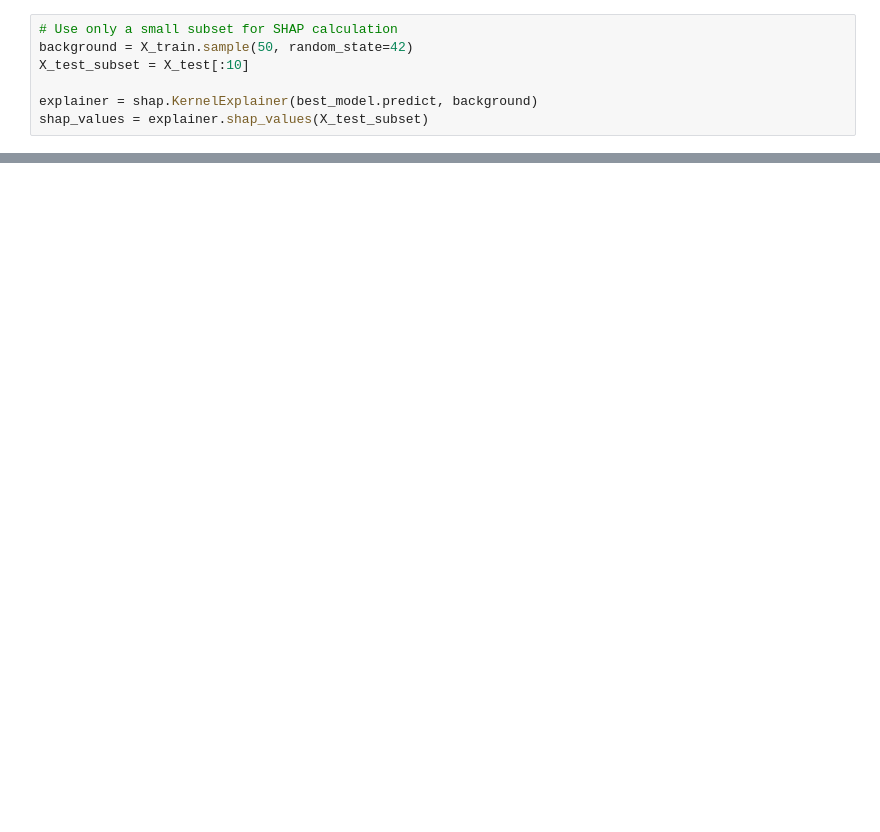
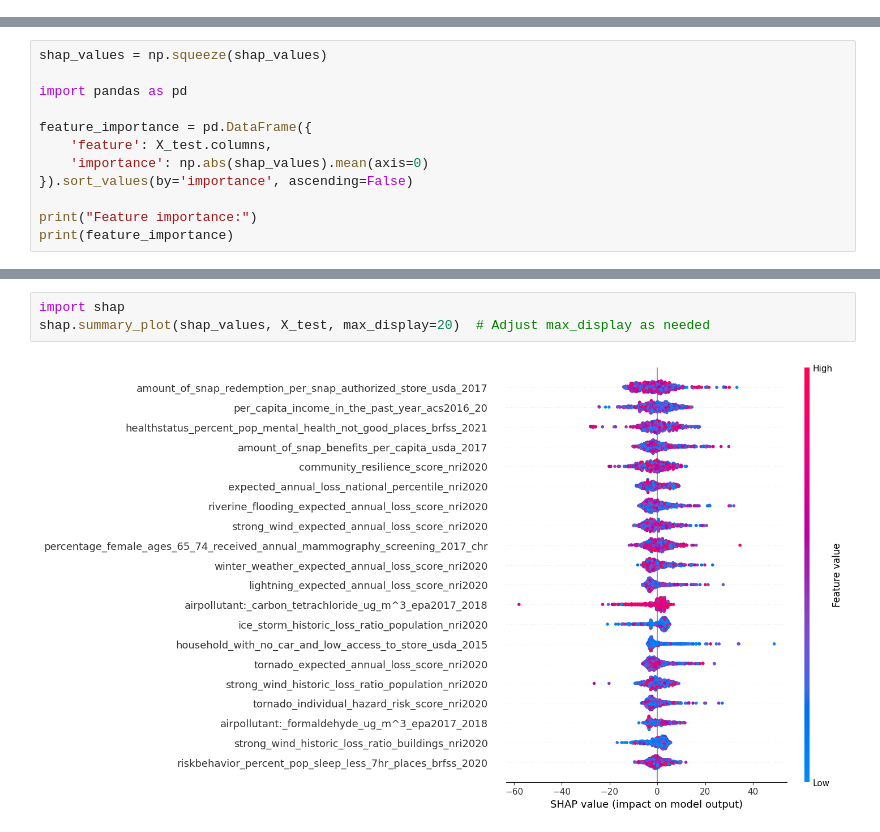
Before and after one commit to tonyluocpu/CVD-ML-project, a Jupyter notebook: shap rerun/XGBoostandSHAP.ipynb, the cells around one changed output, grey strips where cells are left out. Cells and saved outputs as stored; diff of their text form; blank space fills up the shorter version.

Commit message:
first shap graph generated

```diff
--- a/shap rerun/XGBoostandSHAP.ipynb
+++ b/shap rerun/XGBoostandSHAP.ipynb
@@ -95,7 +100,0 @@ best_model = load_model('best_multi_target_model.h5', compile=False)
-# %%
-# Use only a small subset for SHAP calculation
-background = X_train.sample(50, random_state=42)
-X_test_subset = X_test[:10]
-
-explainer = shap.KernelExplainer(best_model.predict, background)
-shap_values = explainer.shap_values(X_test_subset)
@@ -127,0 +107,12 @@ shap.summary_plot(shap_values, X_test_subset, feature_names=X_train.columns)
+# %%
+shap_values = np.squeeze(shap_values)
+
+import pandas as pd
+
+feature_importance = pd.DataFrame({
+    'feature': X_test.columns,
+    'importance': np.abs(shap_values).mean(axis=0)
+}).sort_values(by='importance', ascending=False)
+
+print("Feature importance:")
+print(feature_importance)
@@ -127,0 +135,5 @@ shap.summary_plot(shap_values, X_test_subset, feature_names=X_train.columns)
+# %%
+import shap
+shap.summary_plot(shap_values, X_test, max_display=20)  # Adjust max_display as needed
+# %% [output]
+[figure, added]
```
Also changed, not shown: parts of 8 cells of this notebook, 50 other files.
